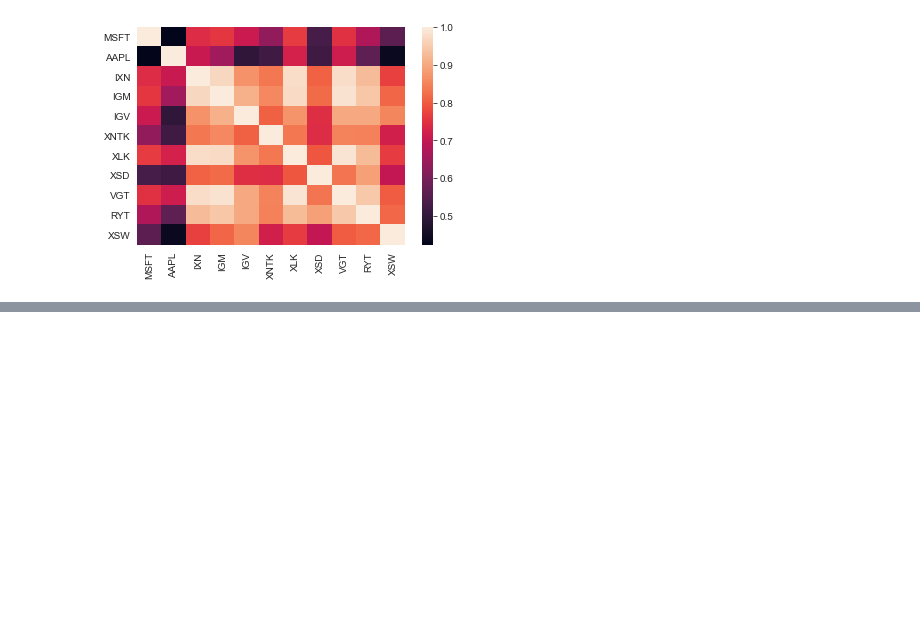
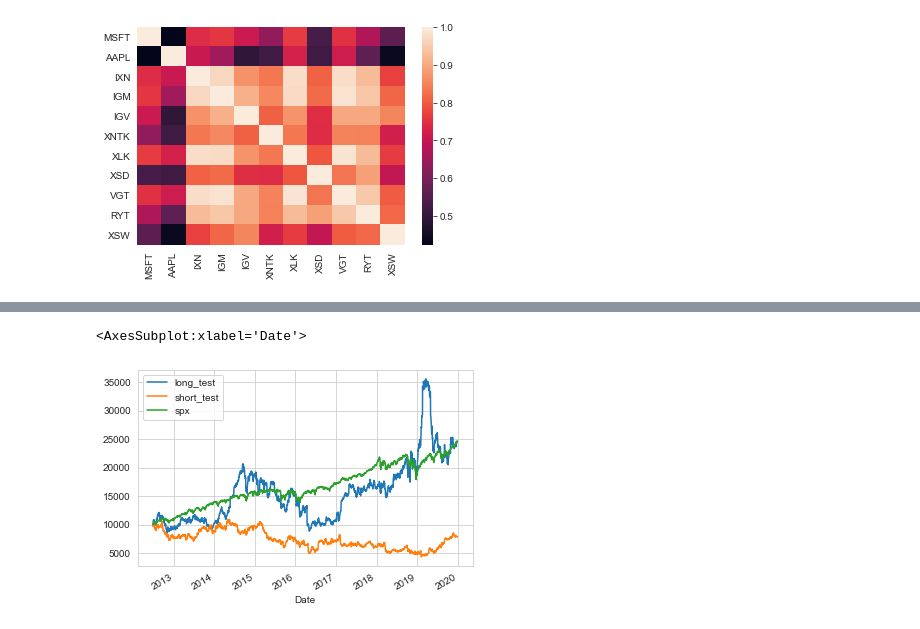
Before and after one commit to anthonysuherli/Statistical-arbitrage-with-O-U-process, a Jupyter notebook: Capstone_2_Modelling.ipynb, the cells around one changed output, grey strips where cells are left out. Drawn from its saved outputs; the diff is of its cells as text; code cells hidden in the pictures; blank space fills up the shorter version.

```diff
--- a/Capstone_2_Modelling.ipynb
+++ b/Capstone_2_Modelling.ipynb
@@ -383,0 +384,8 @@ plt.plot(proto_signals)
+# %%
+signals = pd.DataFrame(sig.max(axis=1),columns=['s_score_max'])
+
+signals['ticker_max'] = sig.idxmax(axis=1)
+signals['s_score_min'] = sig.min(axis=1)
+signals['ticker_min'] = sig.idxmin(axis=1)
+
+signals
@@ -383,0 +407,23 @@ plt.plot(proto_signals)
+# %%
+backtest_ret = stetf.loc[longs.index[0]:,:] + 1
+backtest_ret = backtest_ret.iloc[1:]
+# %%
+backtest_result = pd.DataFrame(index = backtest_ret.index,columns = ['long_test','short_test','spx',])
+# %%
+shorts = signals.ticker_max
+longs = signals.ticker_min
+start_long = 10000
+start_short = -10000
+start_spx = 10000
+for i in range(0,len(longs)-1):
+    start_long = start_long*backtest_ret.iloc[i][longs[i]]
+    start_short = start_short*backtest_ret.iloc[i][shorts[i]]
+    start_spx = start_spx*backtest_ret.iloc[i]['SPX']
+    backtest_result.iloc[i]['long_test'] = start_long
+    backtest_result.iloc[i]['short_test'] = -1 * start_short
+    backtest_result.iloc[i]['spx'] = start_spx
+# %%
+backtest_result.plot()
+# %% [output]
+<AxesSubplot:xlabel='Date'>
+[figure, added]
```
Also changed, not shown: parts of 15 cells of this notebook.
